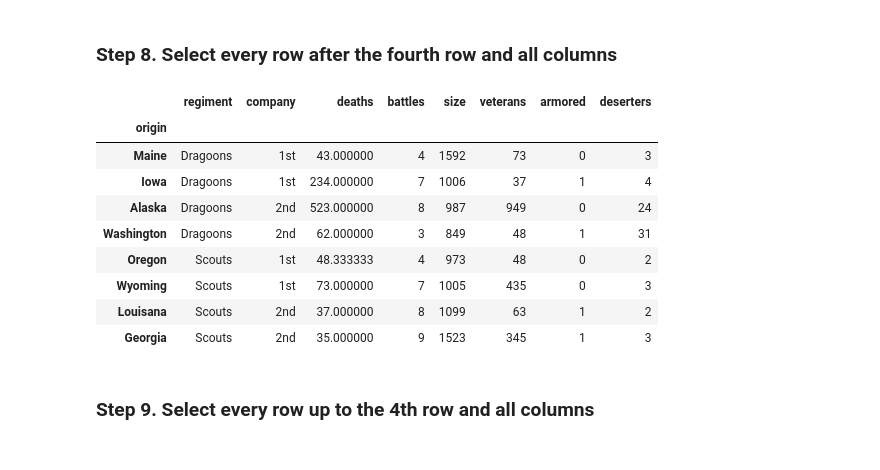
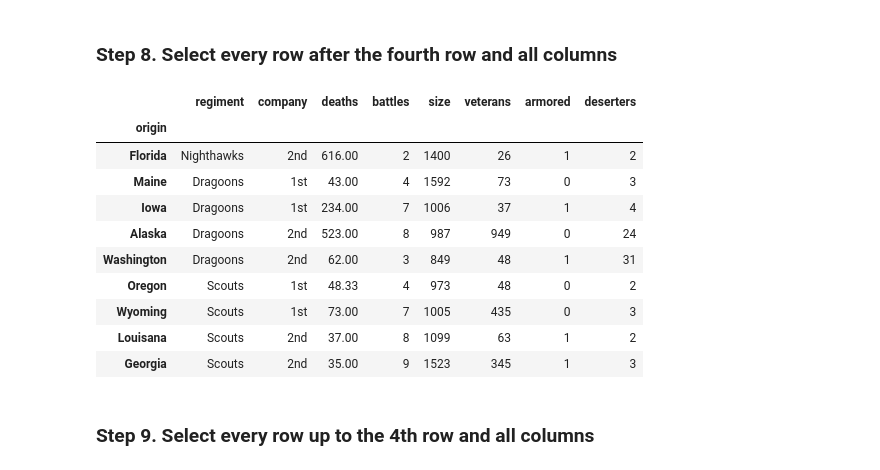
Before and after one commit to NaiSaratxaga/2503_dsft_thebridge_naiara, a Jupyter notebook: 2-Data_Analysis/2-Pandas/Practica/2-Fictional_Army/Fictional Army.ipynb, the cells around one changed output. Cells and saved outputs as stored; diff of their text form; code cells hidden in the pictures.

```diff
--- a/2-Data_Analysis/2-Pandas/Practica/2-Fictional_Army/Fictional Army.ipynb
+++ b/2-Data_Analysis/2-Pandas/Practica/2-Fictional_Army/Fictional Army.ipynb
@@ -155,7 +164,7 @@ army
  # fillna() es un método de pandas que llena los valores faltantes (NaN) con un valor específico, en este caso la media calculada del grupo.
 
 
-army["deaths"] = army.groupby("regiment")["deaths"].transform(lambda val: val.fillna(val.mean()))
+army["deaths"] = army.groupby("regiment")["deaths"].transform(lambda val: val.fillna(val.mean())).round(2)
 army.info()
 army["deaths"]
 # %% [output]
@@ -281,20 +290,21 @@ select_rows_columns
 ### Step 8. Select every row after the fourth row and all columns
 # %%
 # El primer parámetro especifica las filas desde la 4 hasta el final, y el segundo parámetro : indica todas las columnas.
-every_row = army.iloc[4:, :]  # Seleccionamos desde la fila 4 (inclusive) hasta el final.
+every_row = army.iloc[3:, :]  # Seleccionamos desde la fila 4 (inclusive) hasta el final.
 
 every_row
 # %% [output]
 |  | regiment | company | deaths | battles | size | veterans | armored | deserters |
 | origin |  |  |  |  |  |  |  |  |
-| Maine | Dragoons | 1st | 43.000000 | 4 | 1592 | 73 | 0 | 3 |
-| Iowa | Dragoons | 1st | 234.000000 | 7 | 1006 | 37 | 1 | 4 |
-| Alaska | Dragoons | 2nd | 523.000000 | 8 | 987 | 949 | 0 | 24 |
-| Washington | Dragoons | 2nd | 62.000000 | 3 | 849 | 48 | 1 | 31 |
-| Oregon | Scouts | 1st | 48.333333 | 4 | 973 | 48 | 0 | 2 |
-| Wyoming | Scouts | 1st | 73.000000 | 7 | 1005 | 435 | 0 | 3 |
-| Louisana | Scouts | 2nd | 37.000000 | 8 | 1099 | 63 | 1 | 2 |
-| Georgia | Scouts | 2nd | 35.000000 | 9 | 1523 | 345 | 1 | 3 |
+| Florida | Nighthawks | 2nd | 616.00 | 2 | 1400 | 26 | 1 | 2 |
+| Maine | Dragoons | 1st | 43.00 | 4 | 1592 | 73 | 0 | 3 |
+| Iowa | Dragoons | 1st | 234.00 | 7 | 1006 | 37 | 1 | 4 |
+| Alaska | Dragoons | 2nd | 523.00 | 8 | 987 | 949 | 0 | 24 |
+| Washington | Dragoons | 2nd | 62.00 | 3 | 849 | 48 | 1 | 31 |
+| Oregon | Scouts | 1st | 48.33 | 4 | 973 | 48 | 0 | 2 |
+| Wyoming | Scouts | 1st | 73.00 | 7 | 1005 | 435 | 0 | 3 |
+| Louisana | Scouts | 2nd | 37.00 | 8 | 1099 | 63 | 1 | 2 |
+| Georgia | Scouts | 2nd | 35.00 | 9 | 1523 | 345 | 1 | 3 |
 # %% [markdown]
 ### Step 9. Select every row up to the 4th row and all columns
 # %%
```
Also changed, not shown: parts of 8 cells of this notebook.
